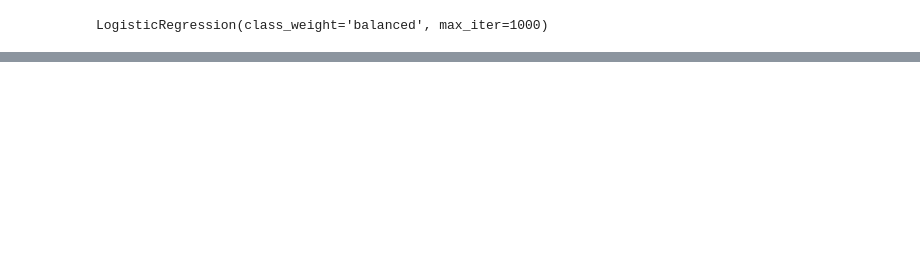
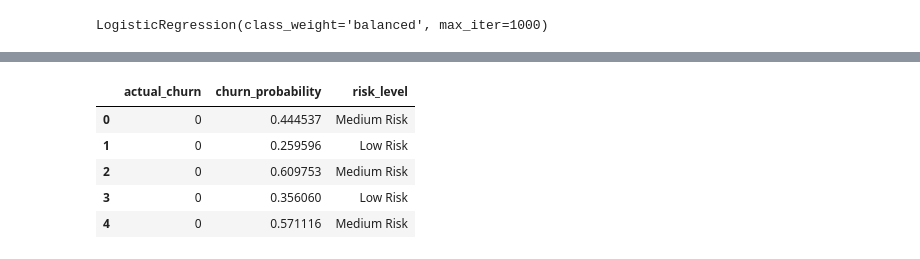
Before and after one commit to Rohitdare/churn, a Jupyter notebook: notebooks/03_model_training.ipynb, the cells around one changed output, grey strips where cells are left out. Saved outputs shown, nothing was run; the diff lists cells and outputs as text; code cells hidden in the pictures; blank space fills up the shorter version.

```diff
--- a/notebooks/03_model_training.ipynb
+++ b/notebooks/03_model_training.ipynb
@@ -56,0 +75,18 @@ ROC AUC: 0.615967365967366
+# %%
+def risk_bucket(p):
+    if p >= 0.7:
+        return "High Risk"
+    elif p >= 0.4:
+        return "Medium Risk"
+    else:
+        return "Low Risk"
+
+results["risk_level"] = results["churn_probability"].apply(risk_bucket)
+results.head()
+# %% [output]
+|  | actual_churn | churn_probability | risk_level |
+| 0 | 0 | 0.444537 | Medium Risk |
+| 1 | 0 | 0.259596 | Low Risk |
+| 2 | 0 | 0.609753 | Medium Risk |
+| 3 | 0 | 0.356060 | Low Risk |
+| 4 | 0 | 0.571116 | Medium Risk |
```
Also changed, not shown: parts of 7 cells of this notebook, 5 other files.
